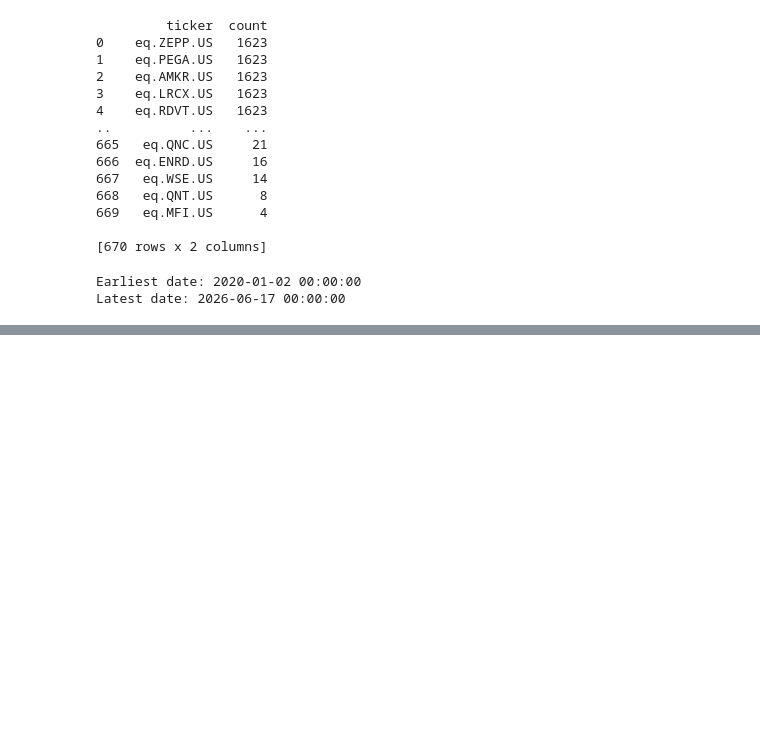
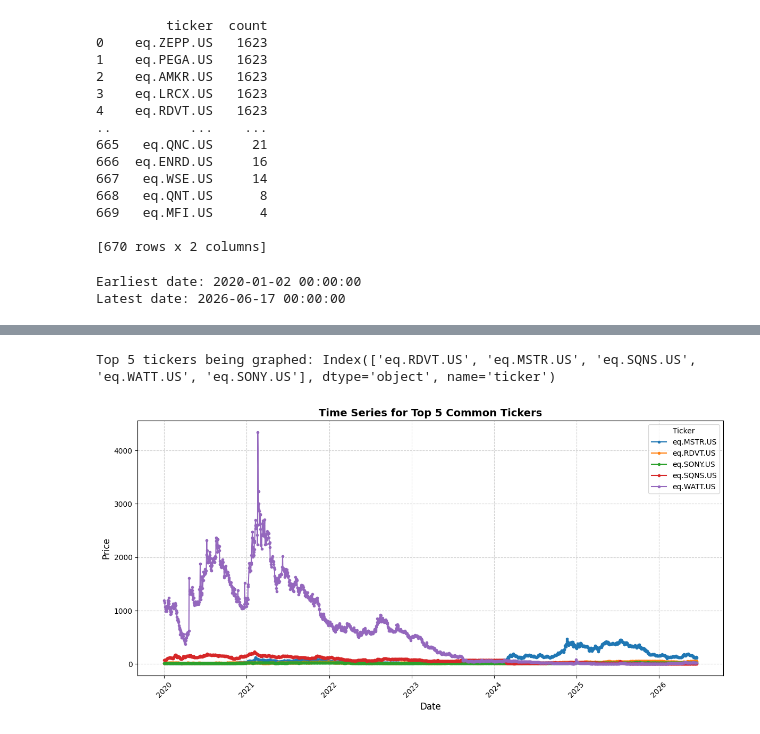
Before and after one commit to ishaniv123-ai/Tech-Stock-Evaluations, a Jupyter notebook: basicAnalysis.ipynb, the cells around one changed output, grey strips where cells are left out. Drawn from its saved outputs; the diff is of its cells as text; code cells hidden in the pictures; blank space fills up the shorter version.

```diff
--- a/basicAnalysis.ipynb
+++ b/basicAnalysis.ipynb
@@ -9,6 +9,8 @@ import pandas as pd
 file_path = r"tech.xlsx"
 df = pd.read_excel(file_path) #storing excel data in data frame df
 
+df = df.drop(columns=["Unnamed: 0"]) #formatting
+
 # View the first 10 rows of data set
 print(df.head(10))
 # %% [output]
@@ -96,3 +118,17 @@ print(f"Latest date: {max_date}")
 # %% [output]
 Earliest date: 2020-01-02 00:00:00
 Latest date: 2026-06-17 00:00:00
+# %%
+#calculating daily returns for a stock
+
+df = df.sort_values(["ticker", "date"])
+
+#create new column to store daily returns
+df["daily_return"] = (                                        #separate rows into groups by ticker and calculate percent
+    df.groupby("ticker")["adj_close"].pct_change())           #change from previous row in each group
+
+
+df["daily_return_percent"] = df["daily_return"] * 100         #new column to store daily returns in percentage format
+print(df[["ticker", "date", "adj_close", "daily_return", "daily_return_percent"]].head(20))
+
+#print(df[df["ticker"] == "ENRD.US"])
@@ -98,0 +173,41 @@ Latest date: 2026-06-17 00:00:00
+# %%
+#GRAPHING ONLY THE TOP 5 MOST COMMON TICKERS
+
+import pandas as pd
+import matplotlib.pyplot as plt
+
+# 1. Ensure date format is correct and sorted
+df["date"] = pd.to_datetime(df["date"])   #convert to pandas date value
+df = df.sort_values("date")               #sort earliest to latest date
+
+# 2. Identify the first 5 tickers (based on highest occurrence)
+top_5_tickers = df["ticker"].value_counts().head(5).index
+print (f"Top 5 tickers being graphed: {top_5_tickers}")
+
+# 3. Filter DataFrame to include only these 5 tickers
+df_filtered = df[df["ticker"].isin(top_5_tickers)]
+
+# 4. Set up the plot layout
+plt.figure(figsize=(12, 6))
+
+# 5. Group by ticker and plot each line
+for ticker, group in df_filtered.groupby("ticker"):    #group all rows with same ticker
+    plt.plot(group["date"],                            #for x-axis use dates
+    group["adj_close"],                                #for y-axis use adjusted close price
+    label=ticker, marker='o',
+    markersize=3)
+
+# 6. Add labels, legend, and grid
+plt.title("Time Series for Top 5 Common Tickers", fontsize=14, fontweight='bold')
+plt.xlabel("Date", fontsize=12)
+plt.ylabel("Price", fontsize=12)
+plt.legend(title="Ticker")
+plt.grid(True, linestyle="--", alpha=0.6)
+plt.xticks(rotation=45)
+plt.tight_layout() #automatically adjust layour for better fit
+
+# 7. Display the chart
+plt.show()
+# %% [output]
+Top 5 tickers being graphed: Index(['eq.RDVT.US', 'eq.MSTR.US', 'eq.SQNS.US', 'eq.WATT.US', 'eq.SONY.US'], dtype='object', name='ticker')
+[figure, added]
```
Also changed, not shown: parts of 8 cells of this notebook.
